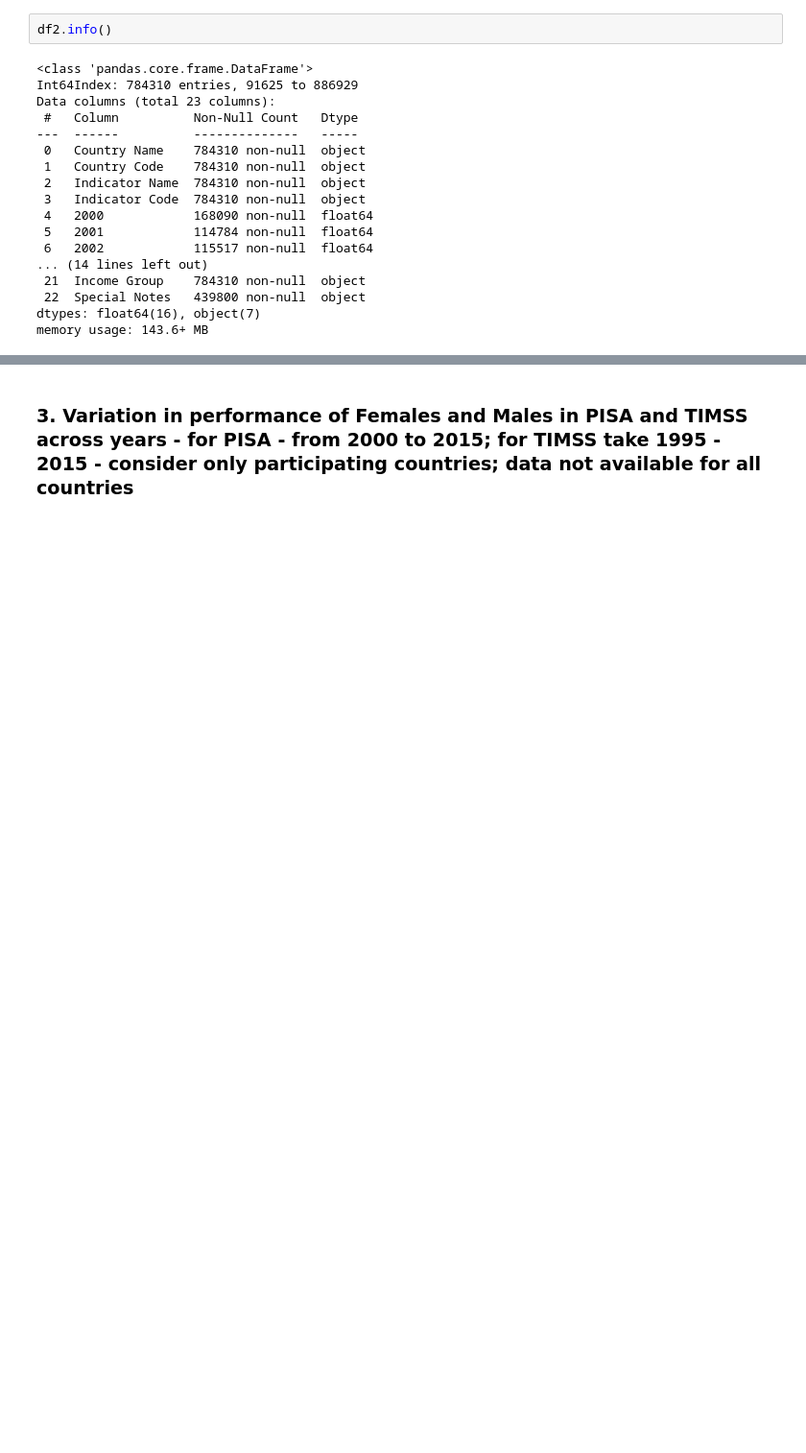
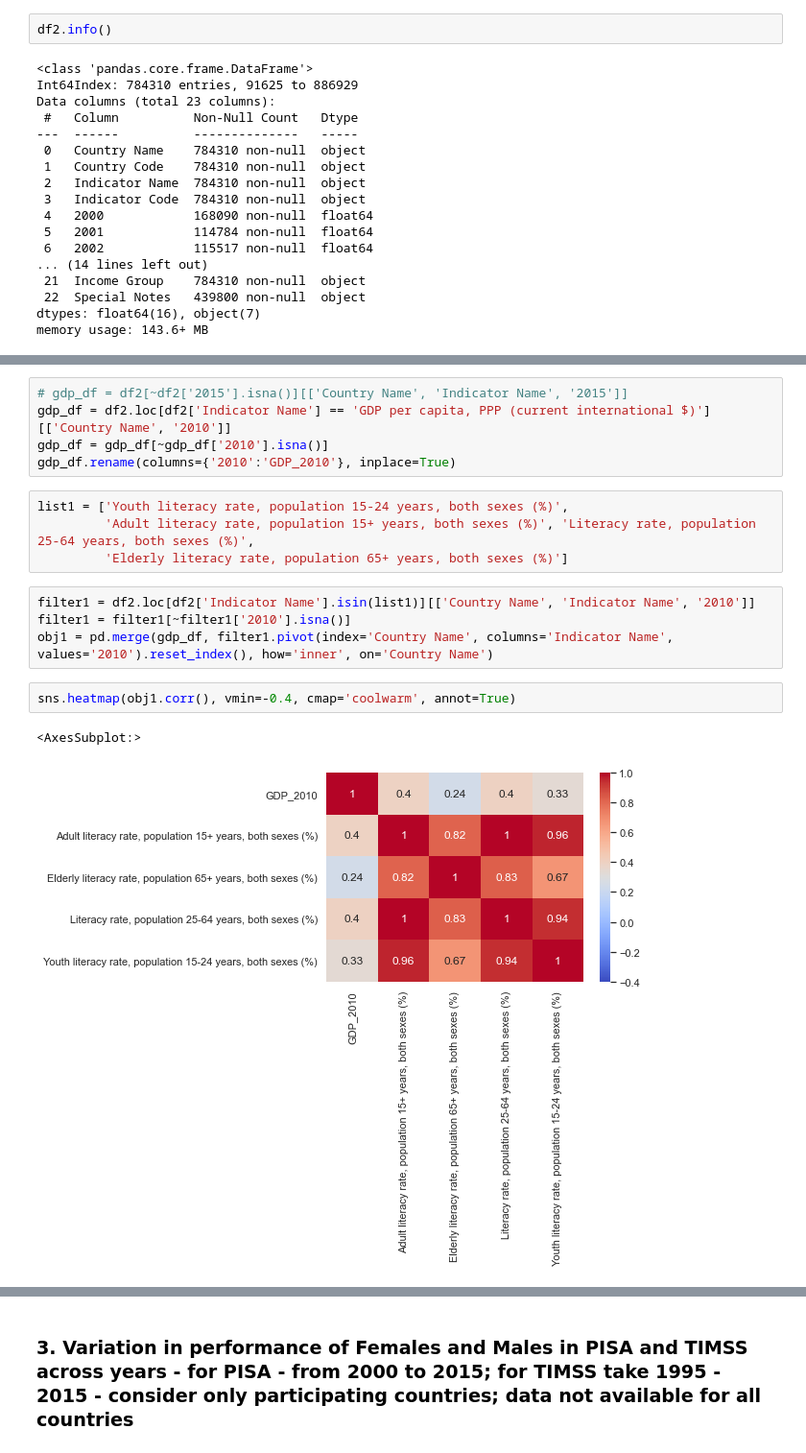
Before and after one commit to nikhilans/global-education-analysis, a Jupyter notebook: CH_Nikhila_N_S_World_Bank_Global_Education_Analysis_Capstone_Project.ipynb, the cells around one changed output, grey strips where cells are left out. Shown at 96% size. Cells and saved outputs as stored; diff of their text form; blank space fills up the shorter version.

```diff
--- a/CH_Nikhila_N_S_World_Bank_Global_Education_Analysis_Capstone_Project.ipynb
+++ b/CH_Nikhila_N_S_World_Bank_Global_Education_Analysis_Capstone_Project.ipynb
@@ -743,0 +623,18 @@ plt.show()
+# %%
+# gdp_df = df2[~df2['2015'].isna()][['Country Name', 'Indicator Name', '2015']]
+gdp_df = df2.loc[df2['Indicator Name'] == 'GDP per capita, PPP (current international $)'][['Country Name', '2010']]
+gdp_df = gdp_df[~gdp_df['2010'].isna()]
+gdp_df.rename(columns={'2010':'GDP_2010'}, inplace=True)
+# %%
+list1 = ['Youth literacy rate, population 15-24 years, both sexes (%)',
+         'Adult literacy rate, population 15+ years, both sexes (%)', 'Literacy rate, population 25-64 years, both sexes (%)',
+         'Elderly literacy rate, population 65+ years, both sexes (%)']
+# %%
+filter1 = df2.loc[df2['Indicator Name'].isin(list1)][['Country Name', 'Indicator Name', '2010']]
+filter1 = filter1[~filter1['2010'].isna()]
+obj1 = pd.merge(gdp_df, filter1.pivot(index='Country Name', columns='Indicator Name', values='2010').reset_index(), how='inner', on='Country Name')
+# %%
+sns.heatmap(obj1.corr(), vmin=-0.4, cmap='coolwarm', annot=True)
+# %% [output]
+<AxesSubplot:>
+[figure, added]
```
Also changed, not shown: parts of 77 cells of this notebook.
